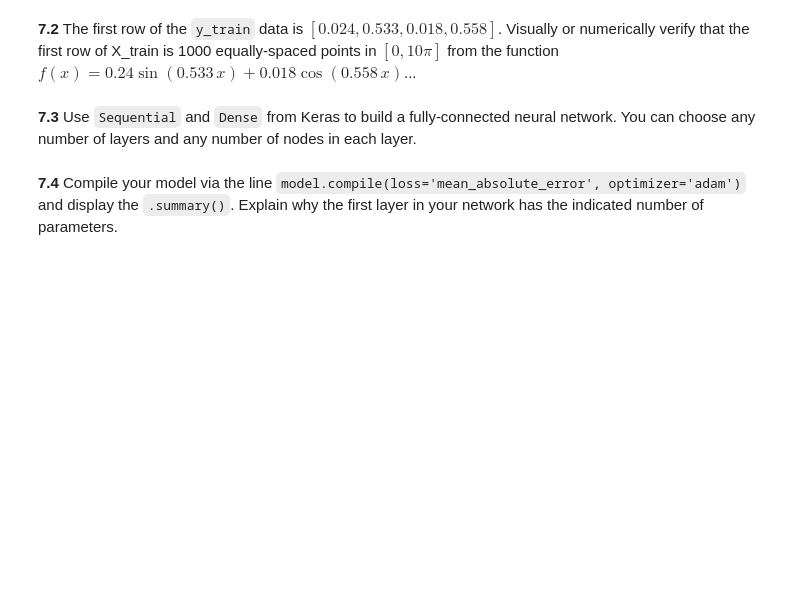
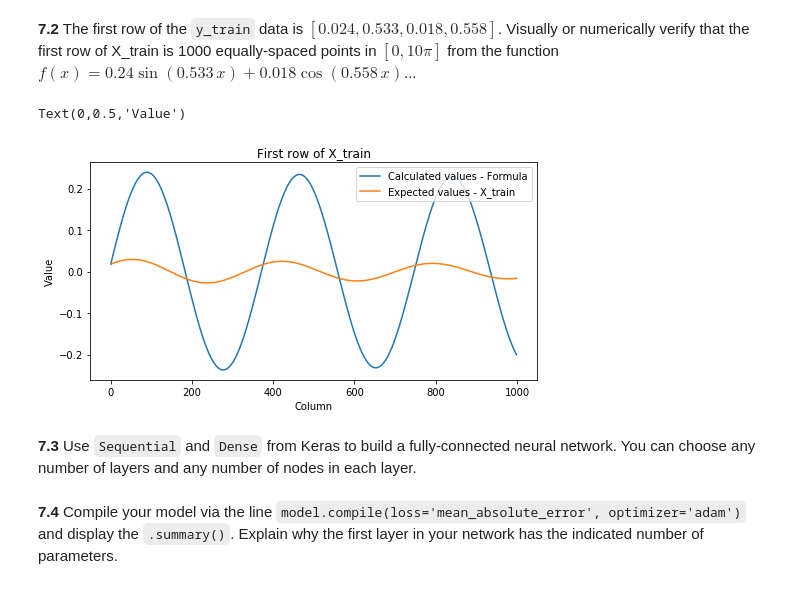
Before and after one commit to karanbhandarkar/CSCIS-109a-IntroductionToDataScience, a Jupyter notebook: Week 6/HW6/HW6.ipynb, the cells around one changed output. Cells and saved outputs as stored; diff of their text form; code cells hidden in the pictures; blank space fills up the shorter version.

```diff
--- a/Week 6/HW6/HW6.ipynb
+++ b/Week 6/HW6/HW6.ipynb
@@ -680,3 +688,22 @@ y_extended_test = np.load('data/sinewaves_y_extended_test.npy')
+# %%
+# your code here
+from math import pi, sin, cos
+
+calculated_values = []
+for x in np.arange(start=0, stop=10*pi, step=10*pi/1000):
+    y = 0.24*sin(0.533*x)+0.018*cos(0.558*x)
+    calculated_values = np.append(calculated_values, y)
+
+fig, ax = plt.subplots(1,1, figsize=(8,4))
+ax.plot(np.arange(1000), calculated_values, label='Calculated values - Formula')
+ax.plot(np.arange(1000), X_train[0,:], label='Expected values - X_train')
+ax.legend()
+ax.set_title('First row of X_train')
+ax.set_xlabel('Column')
+ax.set_ylabel('Value')
+# %% [output]
+Text(0,0.5,'Value')
+[figure, added]
 # %% [markdown]
 **7.3** Use `Sequential` and `Dense` from Keras to build a fully-connected neural network. You can choose any number of layers and any number of nodes in each layer.
 # %%
```
Also changed, not shown: parts of 6 cells of this notebook.
